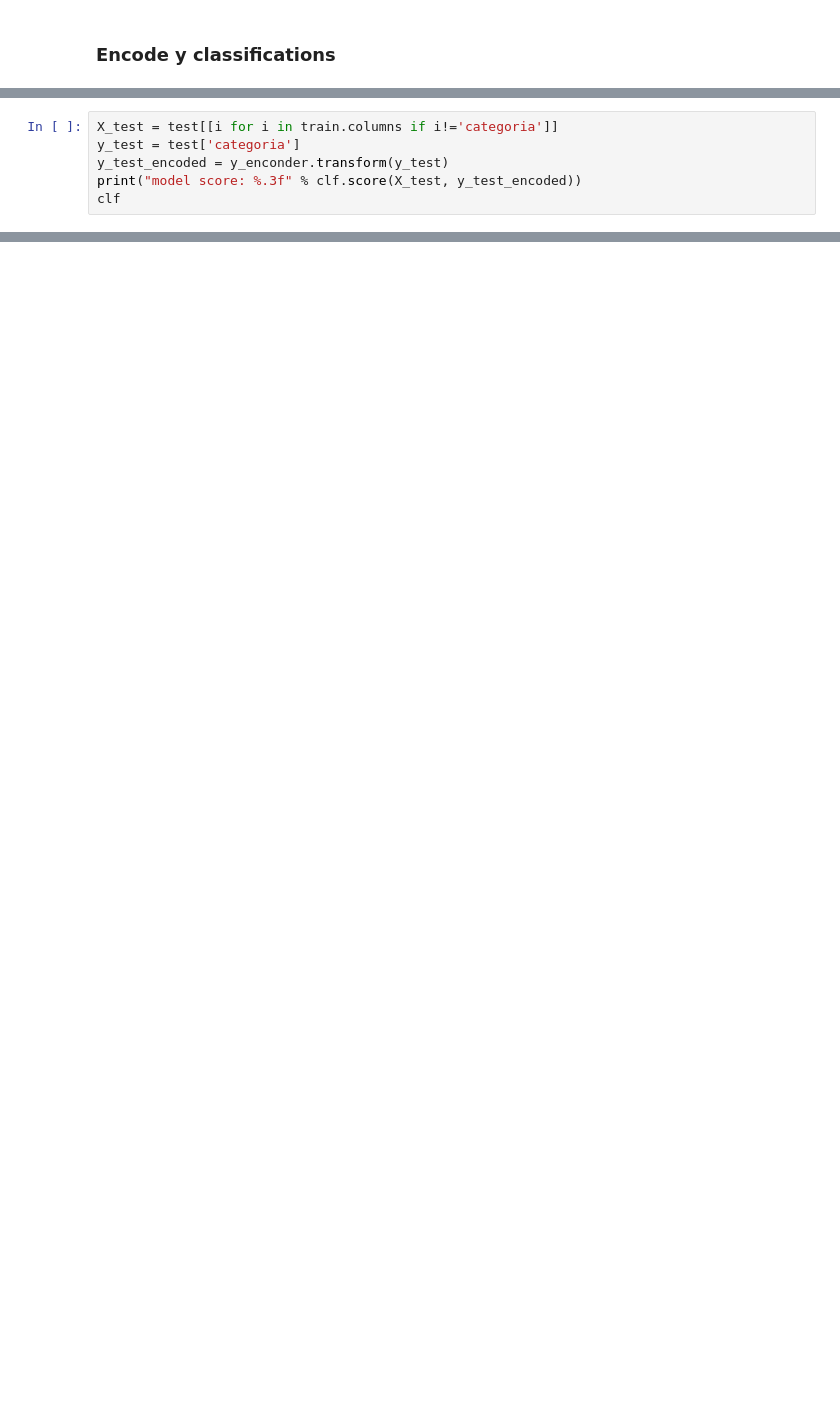
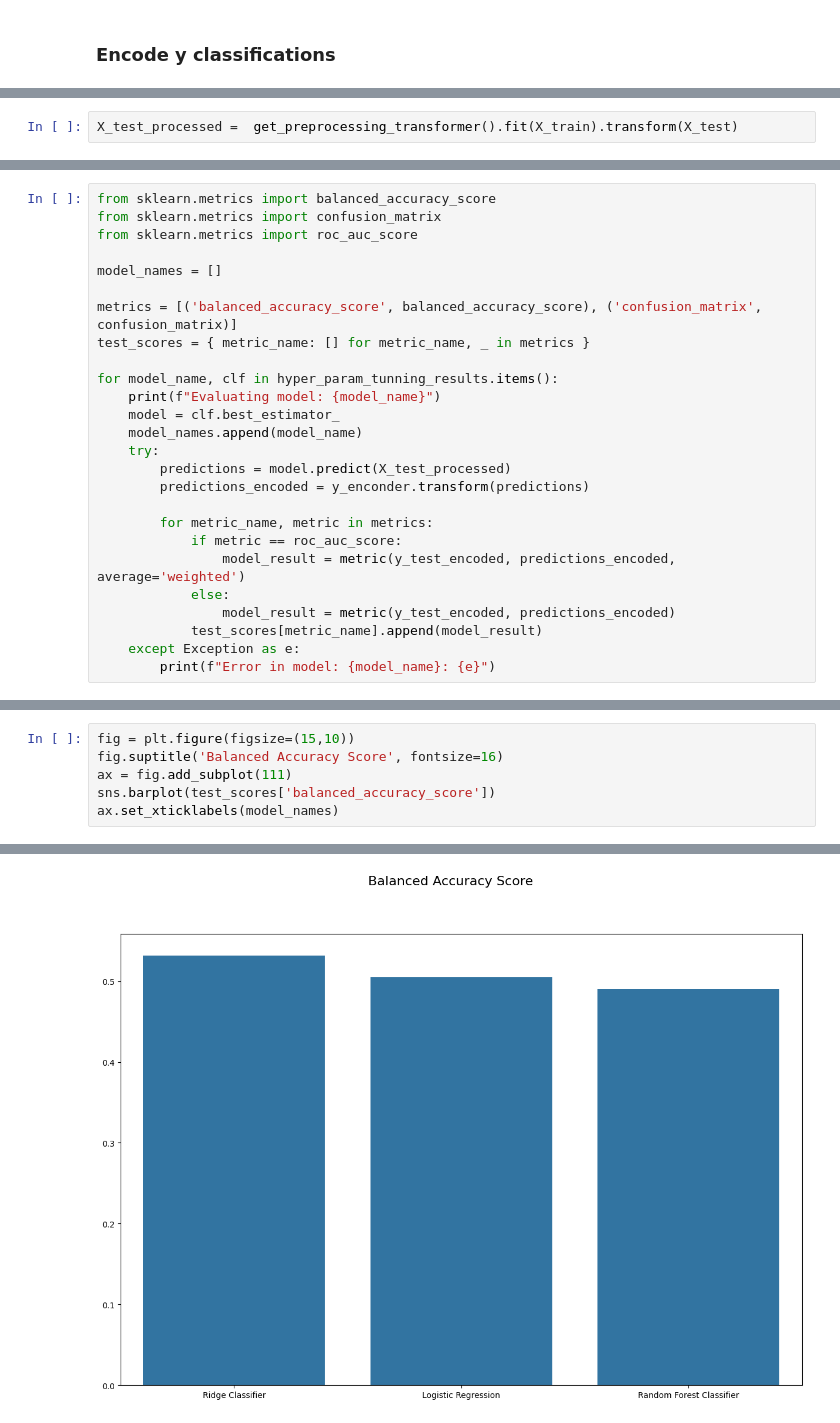
Before and after one commit to GuilhermePFM/mvp-classifier, a Jupyter notebook: Classifier/model.ipynb, the cells around one changed output, grey strips where cells are left out. Saved outputs shown, nothing was run; the diff lists cells and outputs as text; blank space fills up the shorter version.

```diff
--- a/Classifier/model.ipynb
+++ b/Classifier/model.ipynb
@@ -58,6 +39,0 @@ clf.fit(X_train, y_train_encoded)
-# %%
-X_test = test[[i for i in train.columns if i!='categoria']]
-y_test = test['categoria']
-y_test_encoded = y_enconder.transform(y_test)
-print("model score: %.3f" % clf.score(X_test, y_test_encoded))
-clf
@@ -189,0 +220,2 @@ print('AUC:', roc_auc)
+# %%
+X_test_processed =  get_preprocessing_transformer().fit(X_train).transform(X_test)
@@ -189,0 +235,26 @@ print('AUC:', roc_auc)
+# %%
+from sklearn.metrics import balanced_accuracy_score
+from sklearn.metrics import confusion_matrix
+from sklearn.metrics import roc_auc_score
+
+model_names = []
+
+metrics = [('balanced_accuracy_score', balanced_accuracy_score), ('confusion_matrix', confusion_matrix)]
+test_scores = { metric_name: [] for metric_name, _ in metrics }
+
+for model_name, clf in hyper_param_tunning_results.items():
+    print(f"Evaluating model: {model_name}")
+    model = clf.best_estimator_
+    model_names.append(model_name)
+    try:
+        predictions = model.predict(X_test_processed)
+        predictions_encoded = y_enconder.transform(predictions)
+
+        for metric_name, metric in metrics:
+            if metric == roc_auc_score:
+                model_result = metric(y_test_encoded, predictions_encoded, average='weighted')
+            else:
+                model_result = metric(y_test_encoded, predictions_encoded)
+            test_scores[metric_name].append(model_result)
+    except Exception as e:
+        print(f"Error in model: {model_name}: {e}")
@@ -189,0 +265,7 @@ print('AUC:', roc_auc)
+# %%
+fig = plt.figure(figsize=(15,10))
+fig.suptitle('Balanced Accuracy Score', fontsize=16)
+ax = fig.add_subplot(111)
+sns.barplot(test_scores['balanced_accuracy_score'])
+ax.set_xticklabels(model_names)
+# %% [output]
@@ -189,0 +275 @@ print('AUC:', roc_auc)
+[figure, added]
```
Also changed, not shown: parts of 54 cells of this notebook, 2 other files.
